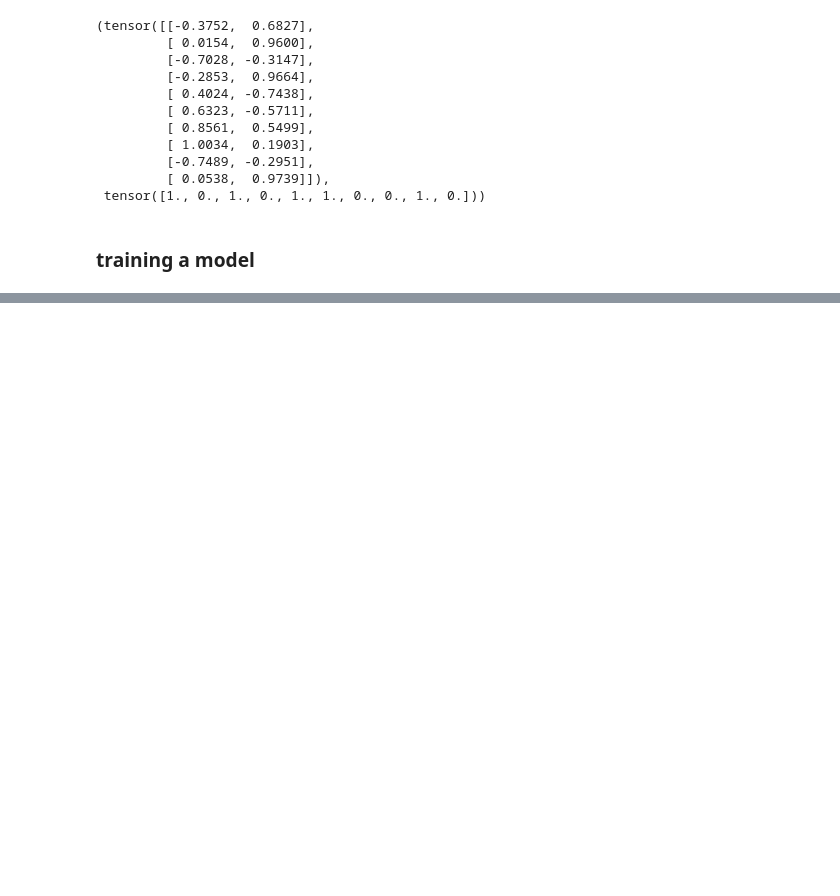
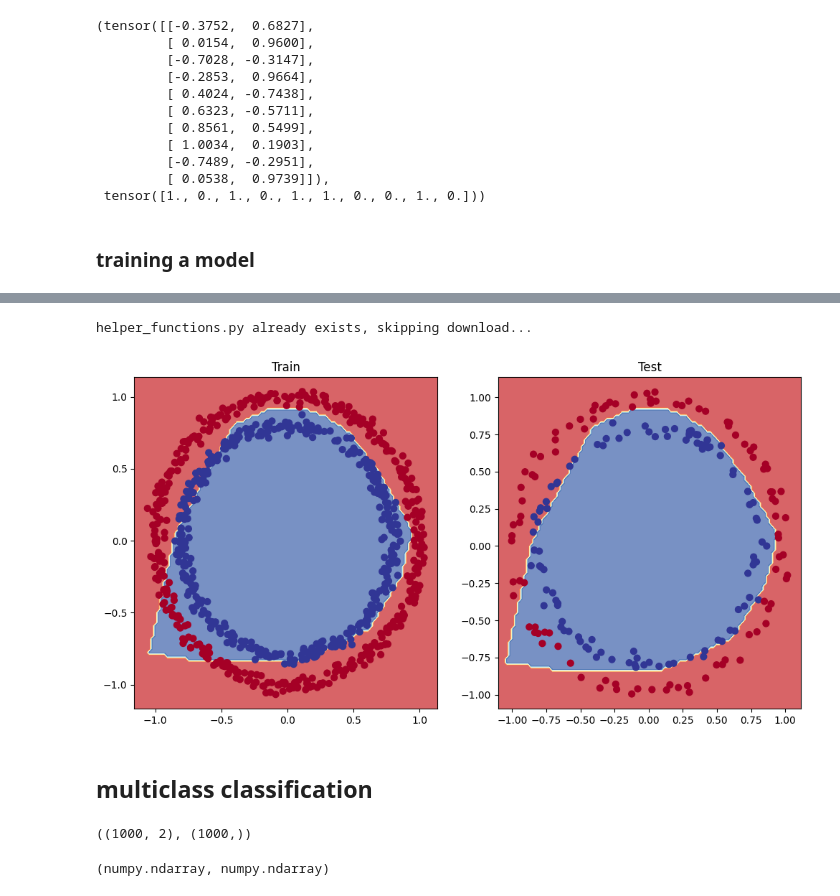
Before and after one commit to worldofaryavart/colab_notebooks, a Jupyter notebook: neural_network_classification_pytorch3.ipynb, the cells around one changed output, grey strips where cells are left out. Cells and saved outputs as stored; diff of their text form; code cells hidden in the pictures; blank space fills up the shorter version.

```diff
--- a/neural_network_classification_pytorch3.ipynb
+++ b/neural_network_classification_pytorch3.ipynb
@@ -337,0 +423,37 @@ plot_decision_boundary(model_1, X_test, y_test)
+# %%
+loss_fn = nn.BCEWithLogitsLoss()
+optimizer = torch.optim.SGD(params = model_3.parameters(), lr = 0.1)
+# %%
+def accuracy_fn(y_true, y_pred):
+  correct = torch.eq(y_true, y_pred).sum().item()
+  acc = (correct / len(y_pred)) * 100
+  return acc
+# %%
+X_train, y_train = X_train.to(device), y_train.to(device)
+X_test, y_test  = X_test.to(device), y_test.to(device)
+# %%
+# training loop
+torch.manual_seed(42)
+epochs = 1000
+
+for epoch in range(epochs):
+  # forward pass
+  model_3.train()
+  y_logits = model_3(X_train).squeeze()
+  y_pred = torch.round(torch.sigmoid(y_logits))
+
+  # calculate the loss
+  loss = loss_fn(y_logits, y_train)
+  acc = accuracy_fn(y_true = y_train, y_pred = y_pred)
+  optimizer.zero_grad()
+  loss.backward()
+  optimizer.step()
+
+  with torch.inference_mode():
+    test_logits = model_3(X_test).squeeze()
+    test_pred = torch.round(torch.sigmoid(test_logits))
+    test_loss = loss_fn(test_logits, y_test)
+    test_acc = accuracy_fn(y_true = y_test, y_pred = test_pred)
+
+  if epoch % 100 ==0:
+    print(f"Epoch: {epoch} | Loss: {loss:.5f}, Accuracy: {acc:.2f}% | Test loss: {test_loss:.5f}, Test acc: {test_acc:.2f}%")
@@ -337,0 +471,28 @@ plot_decision_boundary(model_1, X_test, y_test)
+# %%
+import requests
+from pathlib import Path
+if Path("helper_functions.py").is_file():
+  print("helper_functions.py already exists, skipping download...")
+  pass
+else:
+  print("Downloading helper_functions.py")
+  request = requests.get("https://raw.githubusercontent.com/mrdbourke/pytorch-deep-learning/main/helper_functions.py")
+  with open("helper_functions.py", "wb") as f:
+    f.write(request.content)
+    print("Download complete")
+
+from helper_functions import plot_predictions, plot_decision_boundary
+# %% [output]
+helper_functions.py already exists, skipping download...
+# %%
+plt.figure(figsize=(12, 6))
+plt.subplot(1,2,1)
+plt.title("Train")
+plot_decision_boundary(model_3, X_train, y_train)
+plt.subplot(1,2,2)
+plt.title("Test")
+plot_decision_boundary(model_3, X_test, y_test)
+# %% [output]
+[figure, added]
+# %% [markdown]
+## multiclass classification
@@ -337,0 +504,13 @@ plot_decision_boundary(model_1, X_test, y_test)
+# %%
+# Set the hyperparameters
+NUM_CLASSES = 4
+NUM_FEATURES = 2
+RANDOM_SEED = 42
+X_blob, y_blob = make_blobs(n_samples=1000, n_features=NUM_FEATURES, centers=NUM_CLASSES, random_state=RANDOM_SEED)
+X_blob.shape, y_blob.shape
+# %% [output]
+((1000, 2), (1000,))
+# %%
+type(X_blob), type(y_blob)
+# %% [output]
+(numpy.ndarray, numpy.ndarray)
```
Also changed, not shown: parts of 26 cells of this notebook.
